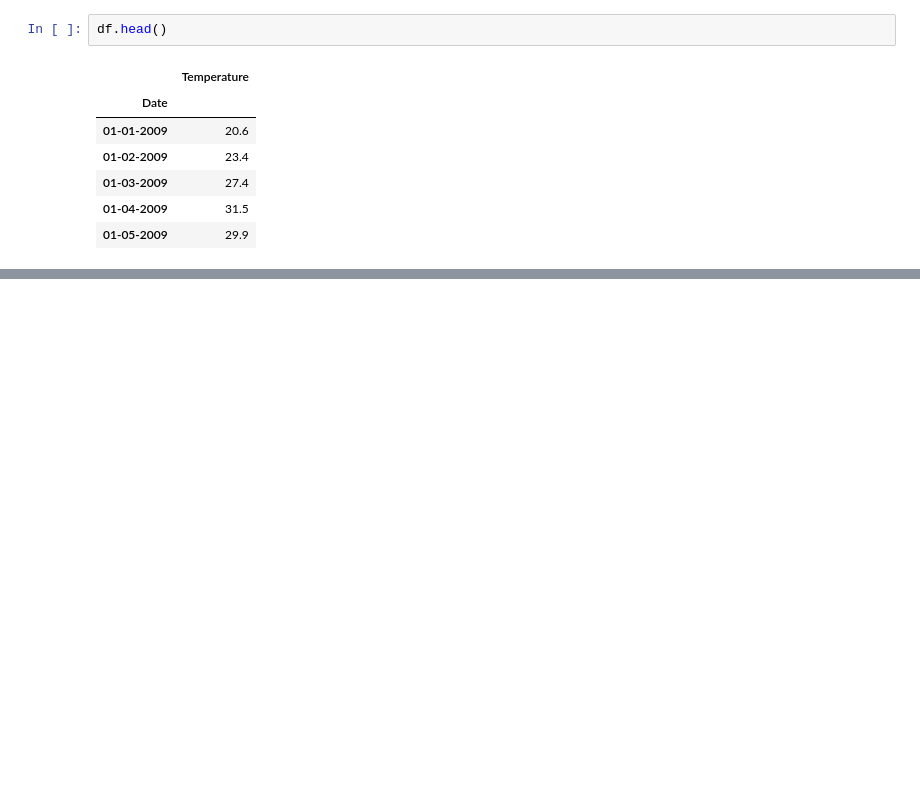
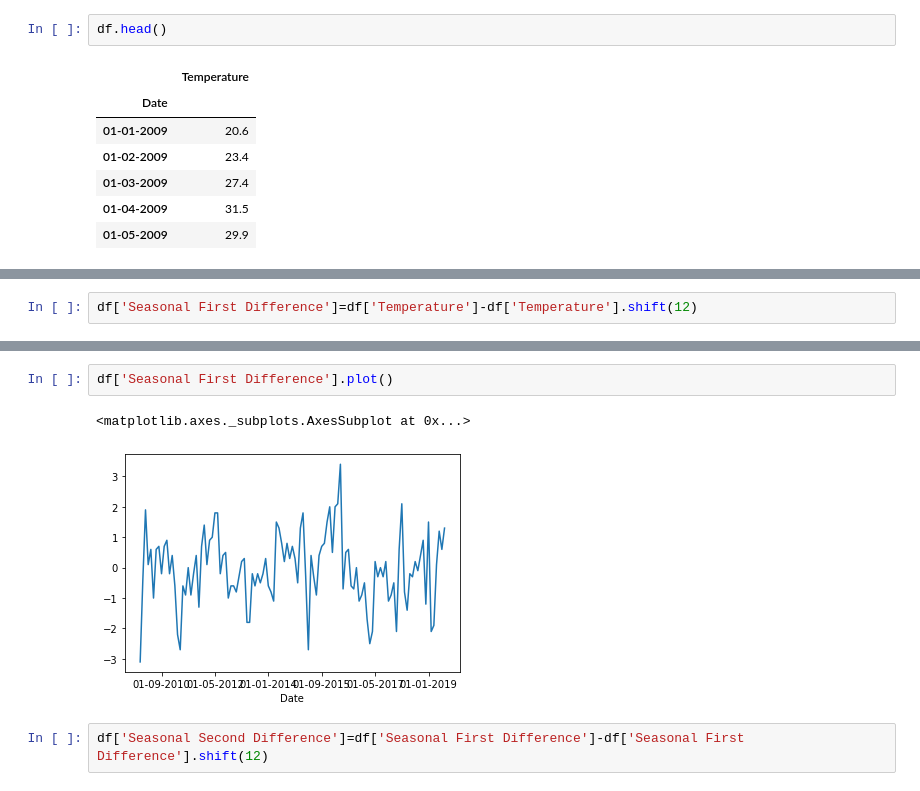
Before and after one commit to amulyaojha11/Temperature-Prediction-of-Indian-Cities, a Jupyter notebook: Data Preprocessing/Kolkata.ipynb, the cells around one changed output, grey strips where cells are left out. Cells and saved outputs as stored; diff of their text form; blank space fills up the shorter version.

```diff
--- a/Data Preprocessing/Kolkata.ipynb
+++ b/Data Preprocessing/Kolkata.ipynb
@@ -21,0 +71,2 @@ df.head()
+# %%
+df['Seasonal First Difference']=df['Temperature']-df['Temperature'].shift(12)
@@ -21,0 +95,7 @@ df.head()
+# %%
+df['Seasonal First Difference'].plot()
+# %% [output]
+<matplotlib.axes._subplots.AxesSubplot at 0x...>
+[figure, added]
+# %%
+df['Seasonal Second Difference']=df['Seasonal First Difference']-df['Seasonal First Difference'].shift(12)
```
Also changed, not shown: parts of 12 cells of this notebook.
